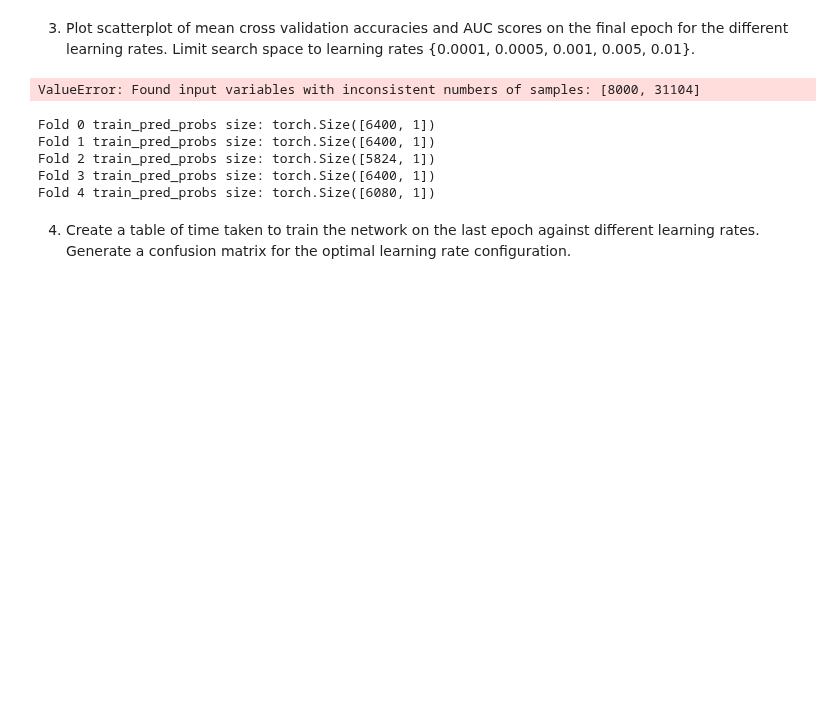
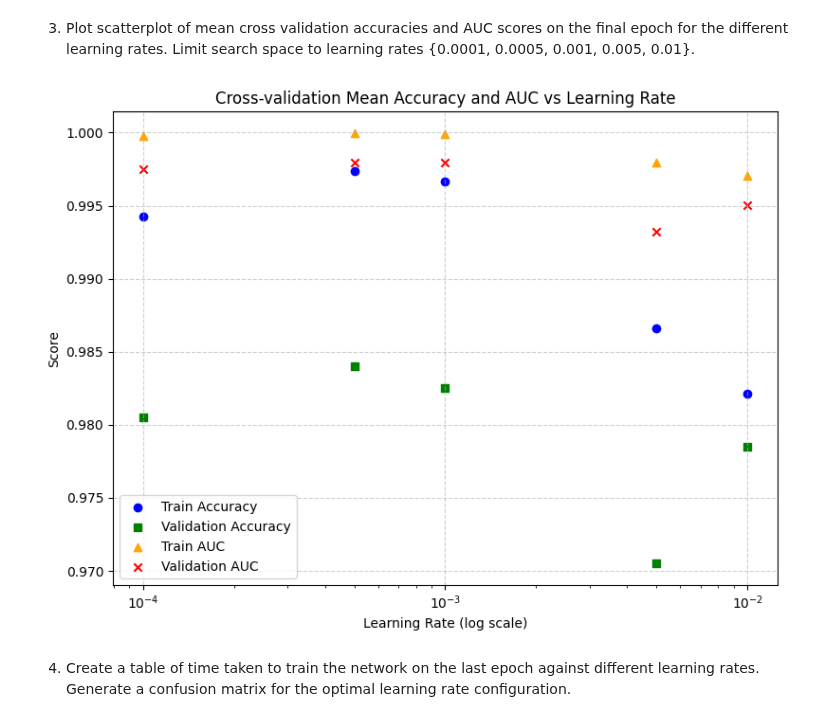
Before and after one commit to KyeYongChoo/Neural-Networks-Music-Classification-Housing-Price-Predictor, a Jupyter notebook: files_PartA/files_PartA/PartA_Template.ipynb, the cells around one changed output. Saved outputs shown, nothing was run; the diff lists cells and outputs as text; code cells hidden in the pictures; blank space fills up the shorter version.

```diff
--- a/files_PartA/files_PartA/PartA_Template.ipynb
+++ b/files_PartA/files_PartA/PartA_Template.ipynb
@@ -748,58 +901,37 @@ def calculate_auc_acc_score(self: ExperimentResults,
 
 ExperimentResults.calculate_auc_acc_score = calculate_auc_acc_score
 # %%
-import matplotlib.pyplot as plt
-import numpy as np
-
 # Prepare containers
 train_aucs, val_aucs = [], []
 train_accs, val_accs = [], []
 
 # Collect results
 for lr in lr_tuple:
     train_auc, val_auc, fpr_train, tpr_train, fpr_val, tpr_val, train_acc, val_acc = results.calculate_auc_acc_score(lr)
     train_aucs.append(train_auc)
     val_aucs.append(val_auc)
     train_accs.append(train_acc)
     val_accs.append(val_acc)
 
-# Convert learning rates to numeric/log scale if needed
-lr_arr = np.array(lr_tuple)
-
 # Create the plot
 plt.figure(figsize=(8, 6))
 plt.title("Cross-validation Mean Accuracy and AUC vs Learning Rate")
 
 # Scatter plots
-plt.scatter(lr_arr, train_accs, marker="o", color="blue", label="Train Accuracy")
-plt.scatter(lr_arr, val_accs, marker="s", color="green", label="Validation Accuracy")
-plt.scatter(lr_arr, train_aucs, marker="^", color="orange", label="Train AUC")
-plt.scatter(lr_arr, val_aucs, marker="x", color="red", label="Validation AUC")
+plt.scatter(lr_tuple, train_accs, marker="o", color="blue", label="Train Accuracy")
+plt.scatter(lr_tuple, val_accs, marker="s", color="green", label="Validation Accuracy")
+plt.scatter(lr_tuple, train_aucs, marker="^", color="orange", label="Train AUC")
+plt.scatter(lr_tuple, val_aucs, marker="x", color="red", label="Validation AUC")
 
-# Lines to connect points (optional)
-plt.plot(lr_arr, train_accs, color="blue", alpha=0.5)
-plt.plot(lr_arr, val_accs, color="green", alpha=0.5)
-plt.plot(lr_arr, train_aucs, color="orange", alpha=0.5)
-plt.plot(lr_arr, val_aucs, color="red", alpha=0.5)
-
-# Log scale for LR if they vary over orders of magnitude
+# Log scale for LR since many orders of magnitude
 plt.xscale("log")
 
 # Labels and formatting
 plt.xlabel("Learning Rate (log scale)")
 plt.ylabel("Score")
 plt.legend()
 plt.grid(True, linestyle="--", alpha=0.6)
 plt.tight_layout()
 plt.show()
 # %% [output]
-ValueError: Found input variables with inconsistent numbers of samples: [8000, 31104]
+[figure, added]
-# %%
-for fold_idx in range(no_folds):
-    print(f"Fold {fold_idx} train_pred_probs size:", results[lr][fold_idx]["train_pred_probs"].shape)
-# %% [output]
-Fold 0 train_pred_probs size: torch.Size([6400, 1])
-Fold 1 train_pred_probs size: torch.Size([6400, 1])
-Fold 2 train_pred_probs size: torch.Size([5824, 1])
-Fold 3 train_pred_probs size: torch.Size([6400, 1])
-Fold 4 train_pred_probs size: torch.Size([6080, 1])
```
Also changed, not shown: parts of 47 cells of this notebook, 3 other files.
